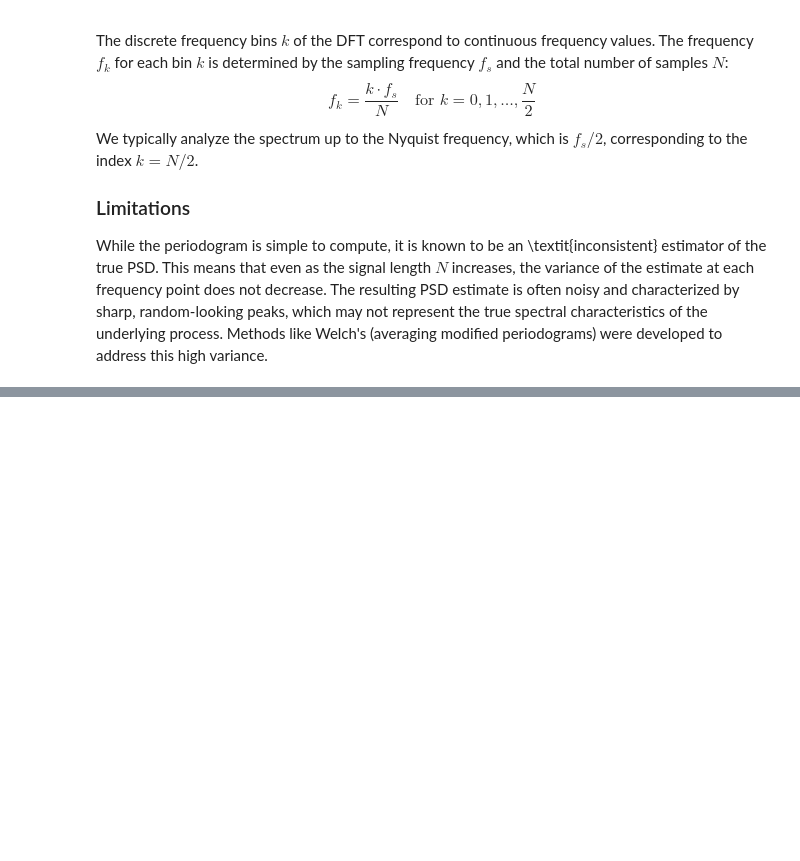
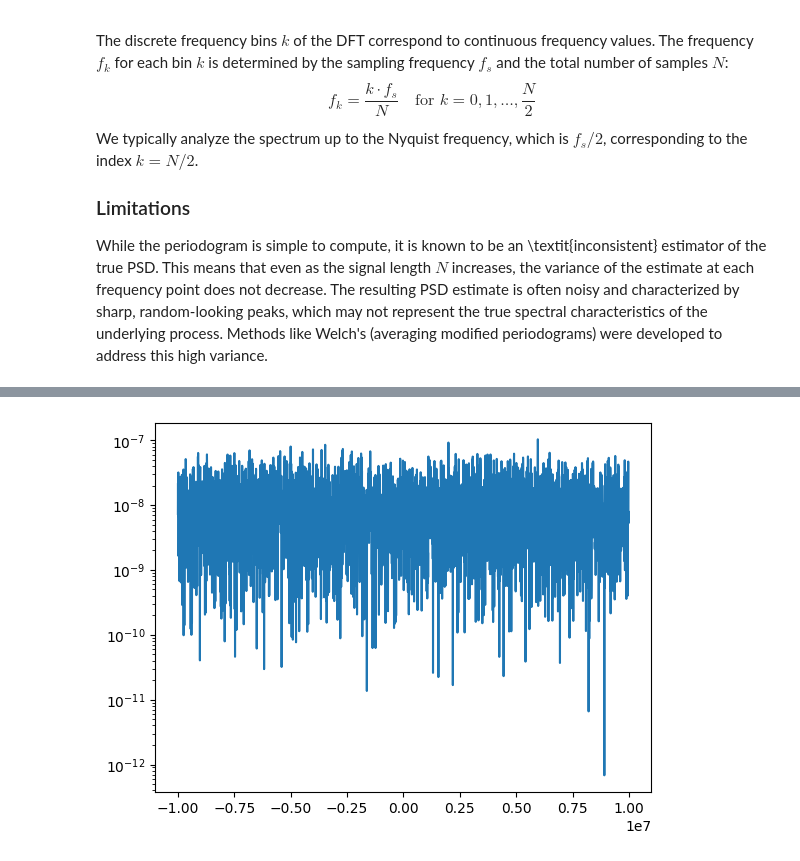
Before and after one commit to dramirezbe/GCPDS-trabajos, a Jupyter notebook: welch-ane2/PSD-Estimation-final/periodogram-estimation.ipynb, the cells around one changed output, grey strips where cells are left out. Saved outputs shown, nothing was run; the diff lists cells and outputs as text; code cells hidden in the pictures; blank space fills up the shorter version.

```diff
--- a/welch-ane2/PSD-Estimation-final/periodogram-estimation.ipynb
+++ b/welch-ane2/PSD-Estimation-final/periodogram-estimation.ipynb
@@ -271,0 +280,9 @@ def periodogram_psd_scratch(x, fs, nperseg, overlap, window_type='hamming', **kw
+# %%
+import scipy.signal as sig
+
+f_sci, Pxx_sci = sig.periodogram(signal, fs=FS, window=WINDOW, nfft=NPERSEG)
+f_sci, Pxx_sci = np.fft.fftshift(f_sci), np.fft.fftshift(Pxx_sci)
+plt.semilogy(f_sci, Pxx_sci)
+plt.show()
+# %% [output]
+[figure, added]
```
Also changed, not shown: parts of 2 cells of this notebook.
